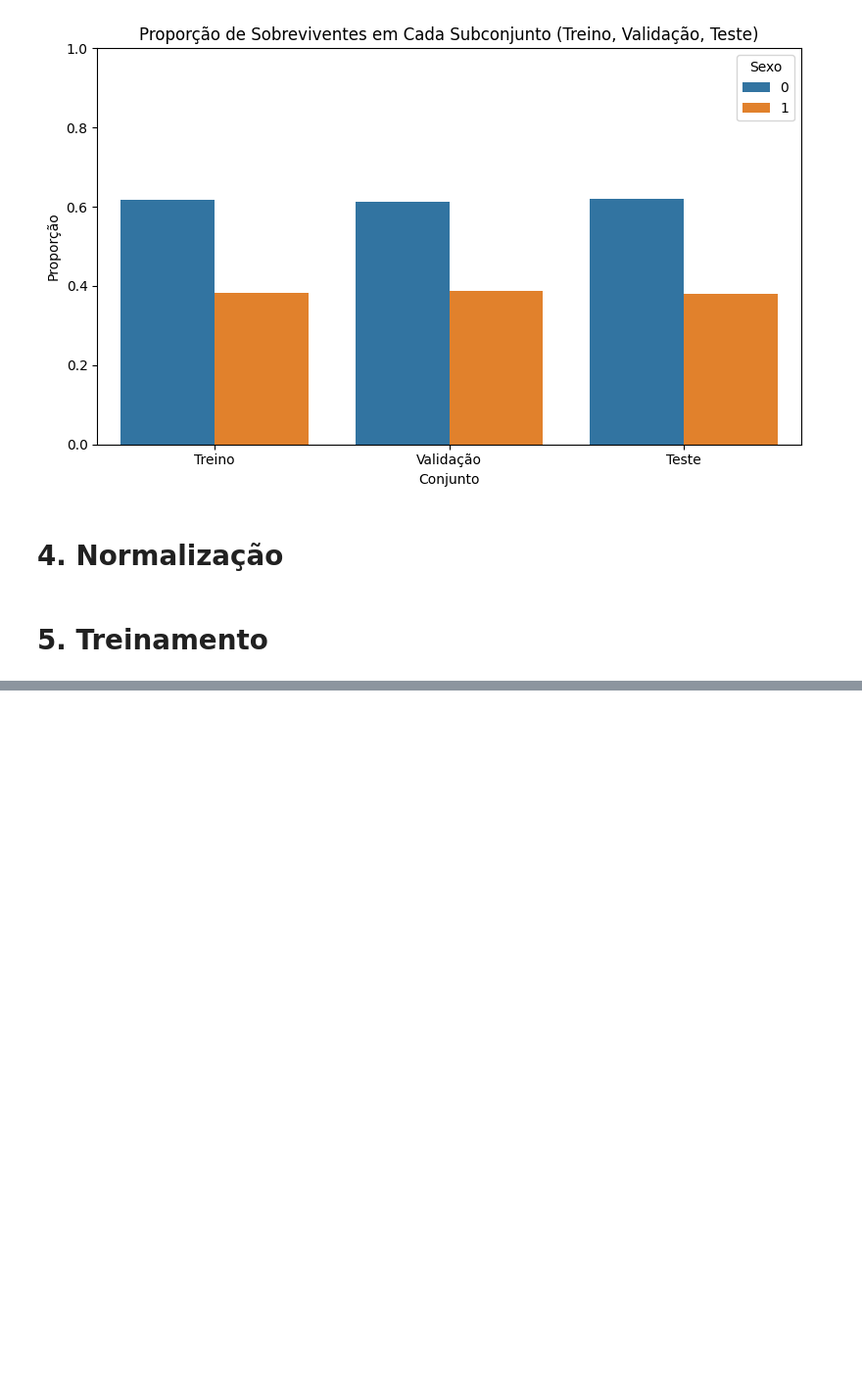
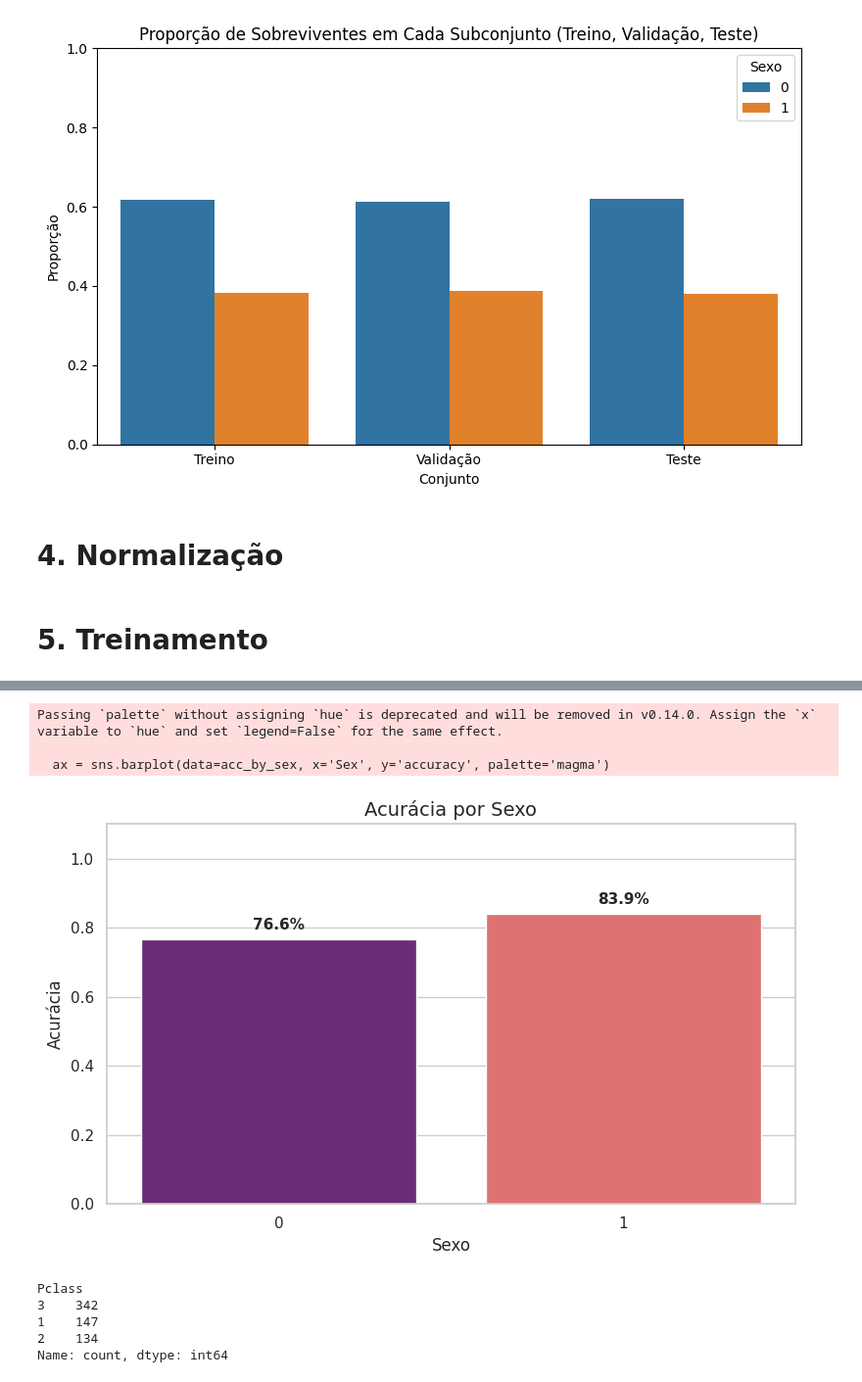
Before and after one commit to Redes-Neurais-2025-1/Titanic_Processig, a Jupyter notebook: model_trainer.ipynb, the cells around one changed output, grey strips where cells are left out. Shown at 98% size. Drawn from its saved outputs; the diff is of its cells as text; code cells hidden in the pictures; blank space fills up the shorter version.

```diff
--- a/model_trainer.ipynb
+++ b/model_trainer.ipynb
@@ -309,0 +350,41 @@ Matriz de Confusão:
+# %%
+df_result = pd.DataFrame({
+    'Sex': df_test_raw['Sex'].values,
+    'y_true': y_test,
+    'y_pred': y_pred
+})
+
+##Calcular acurácia por sexo
+acc_by_sex = df_result.groupby('Sex').apply(
+    lambda g: accuracy_score(g['y_true'], g['y_pred'])
+).reset_index(name='accuracy')
+
+##Plot
+sns.set(style="whitegrid")
+plt.figure(figsize=(8, 5))
+ax = sns.barplot(data=acc_by_sex, x='Sex', y='accuracy', palette='magma')
+
+#Adicionar porcentagens no topo das barras
+for i, row in acc_by_sex.iterrows():
+    acc_percent = f"{row['accuracy']*100:.1f}%"
+    ax.text(i, row['accuracy'] + 0.02, acc_percent, ha='center', va='bottom', fontsize=11, fontweight='bold')
+
+plt.title('Acurácia por Sexo', fontsize=14)
+plt.xlabel('Sexo', fontsize=12)
+plt.ylabel('Acurácia', fontsize=12)
+plt.ylim(0, 1.1)
+plt.tight_layout()
+plt.show()
+# %% [output]
+Passing `palette` without assigning `hue` is deprecated and will be removed in v0.14.0. Assign the `x` variable to `hue` and set `legend=False` for the same effect.
+
+  ax = sns.barplot(data=acc_by_sex, x='Sex', y='accuracy', palette='magma')
+[figure, added]
+# %%
+df_raw_train['Pclass'].value_counts()
+# %% [output]
+Pclass
+3    342
+1    147
+2    134
+Name: count, dtype: int64
```
Also changed, not shown: parts of 8 cells of this notebook.
